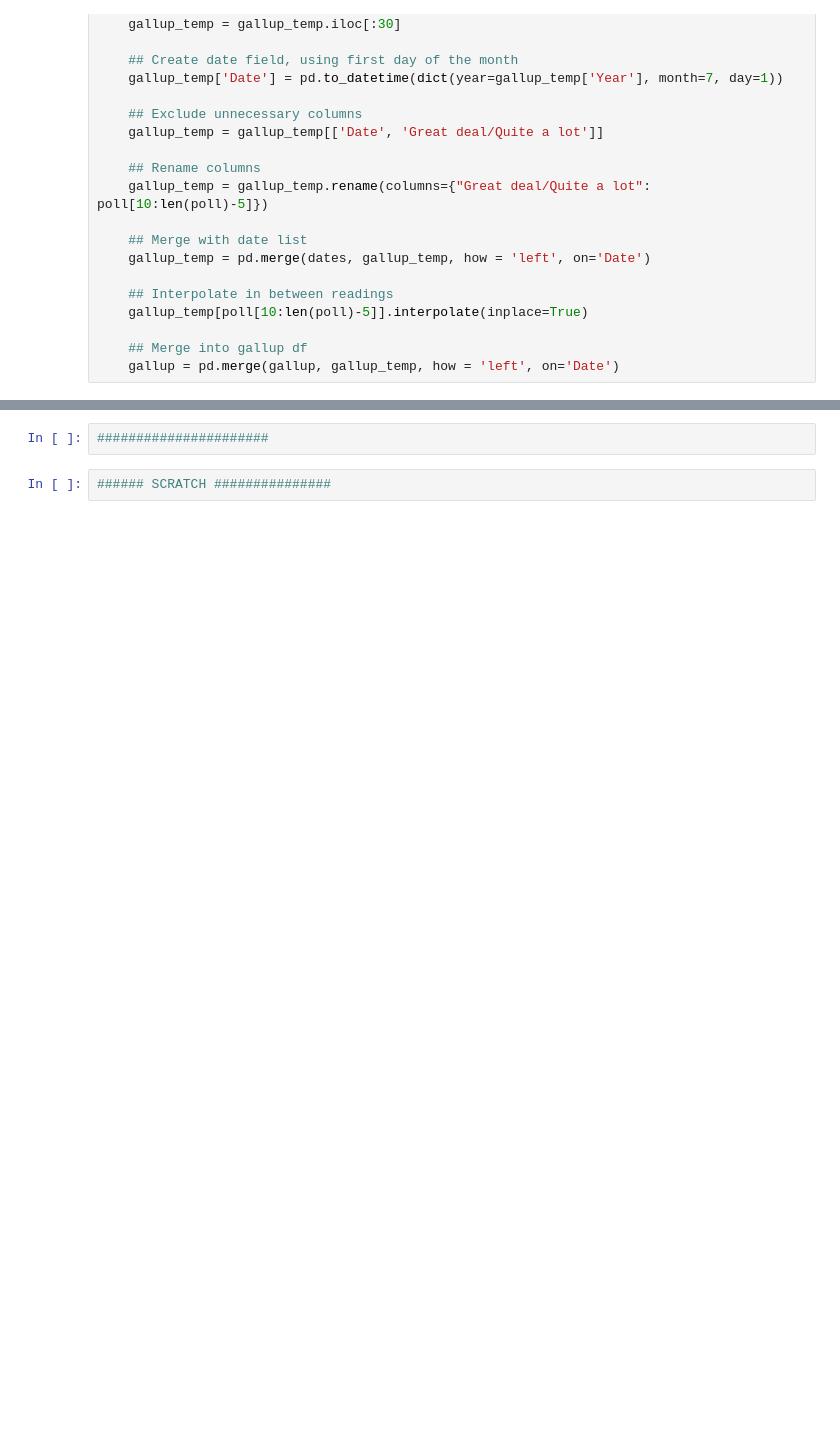
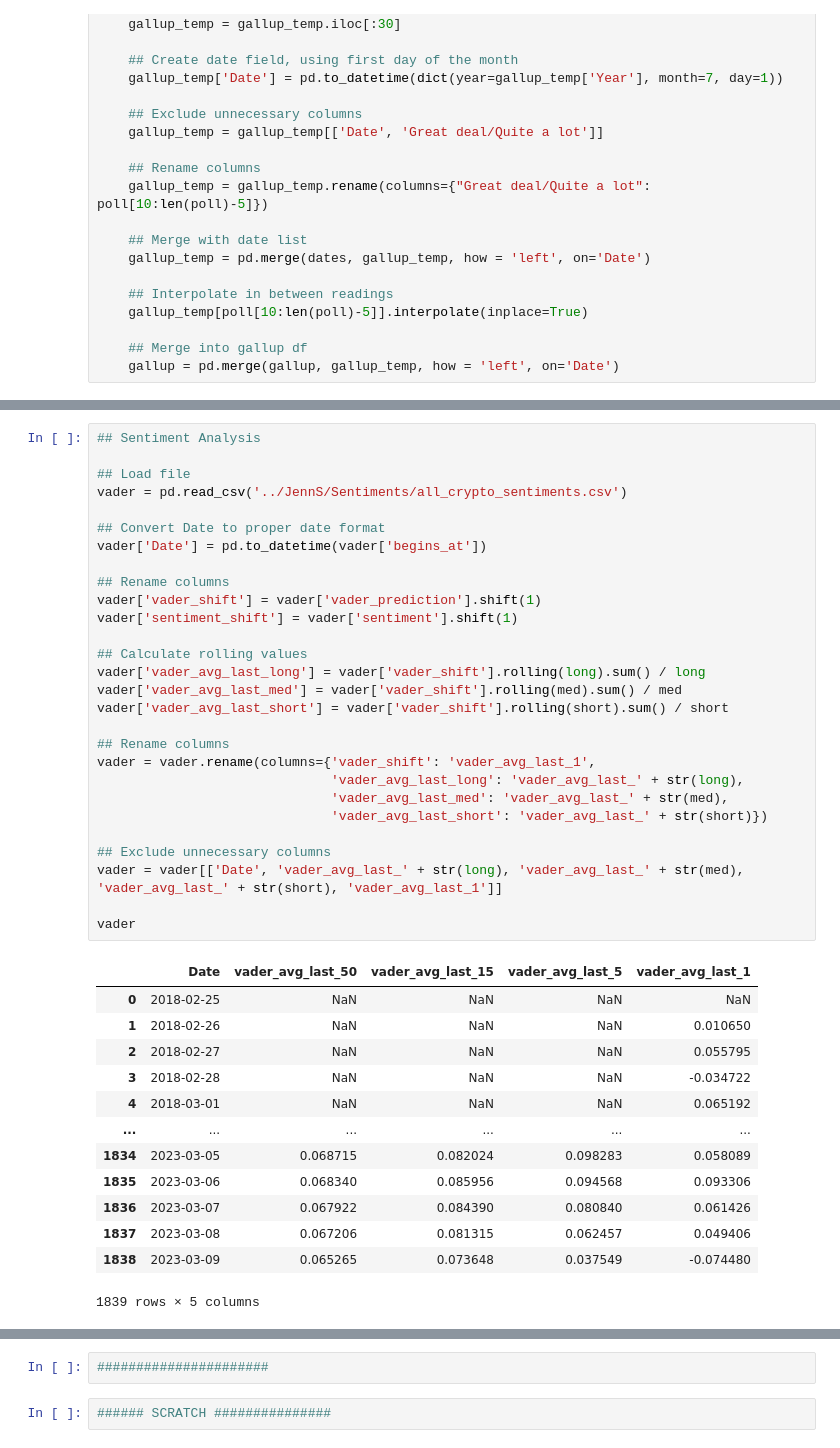
Before and after one commit to zarbin/UTA_Project-4, a Jupyter notebook: sandbox/mike/crypto_mike3.ipynb, the cells around one changed output, grey strips where cells are left out. Drawn from its saved outputs; the diff is of its cells as text; blank space fills up the shorter version.

Commit message:
Added sentiment and other variables refine- logistic regression

```diff
--- a/sandbox/mike/crypto_mike3.ipynb
+++ b/sandbox/mike/crypto_mike3.ipynb
@@ -388,2 +550,44 @@ for poll in polls:
+# %%
+## Sentiment Analysis
+
+## Load file
+vader = pd.read_csv('../JennS/Sentiments/all_crypto_sentiments.csv')
+
+## Convert Date to proper date format
+vader['Date'] = pd.to_datetime(vader['begins_at'])
+
+## Rename columns
+vader['vader_shift'] = vader['vader_prediction'].shift(1)
+vader['sentiment_shift'] = vader['sentiment'].shift(1)
+
+## Calculate rolling values
+vader['vader_avg_last_long'] = vader['vader_shift'].rolling(long).sum() / long
+vader['vader_avg_last_med'] = vader['vader_shift'].rolling(med).sum() / med
+vader['vader_avg_last_short'] = vader['vader_shift'].rolling(short).sum() / short
+
+## Rename columns
+vader = vader.rename(columns={'vader_shift': 'vader_avg_last_1',
+                              'vader_avg_last_long': 'vader_avg_last_' + str(long),
+                              'vader_avg_last_med': 'vader_avg_last_' + str(med),
+                              'vader_avg_last_short': 'vader_avg_last_' + str(short)})
+
+## Exclude unnecessary columns
+vader = vader[['Date', 'vader_avg_last_' + str(long), 'vader_avg_last_' + str(med), 'vader_avg_last_' + str(short), 'vader_avg_last_1']]
+
+vader
+# %% [output]
+|  | Date | vader_avg_last_50 | vader_avg_last_15 | vader_avg_last_5 | vader_avg_last_1 |
+| 0 | 2018-02-25 | NaN | NaN | NaN | NaN |
+| 1 | 2018-02-26 | NaN | NaN | NaN | 0.010650 |
+| 2 | 2018-02-27 | NaN | NaN | NaN | 0.055795 |
+| 3 | 2018-02-28 | NaN | NaN | NaN | -0.034722 |
+| 4 | 2018-03-01 | NaN | NaN | NaN | 0.065192 |
+| ... | ... | ... | ... | ... | ... |
+| 1834 | 2023-03-05 | 0.068715 | 0.082024 | 0.098283 | 0.058089 |
+| 1835 | 2023-03-06 | 0.068340 | 0.085956 | 0.094568 | 0.093306 |
+| 1836 | 2023-03-07 | 0.067922 | 0.084390 | 0.080840 | 0.061426 |
+| 1837 | 2023-03-08 | 0.067206 | 0.081315 | 0.062457 | 0.049406 |
+| 1838 | 2023-03-09 | 0.065265 | 0.073648 | 0.037549 | -0.074480 |
+1839 rows × 5 columns
 # %%
 ## Additional data features df (merge all)
```
Also changed, not shown: parts of 12 cells of this notebook, 27 other files.
